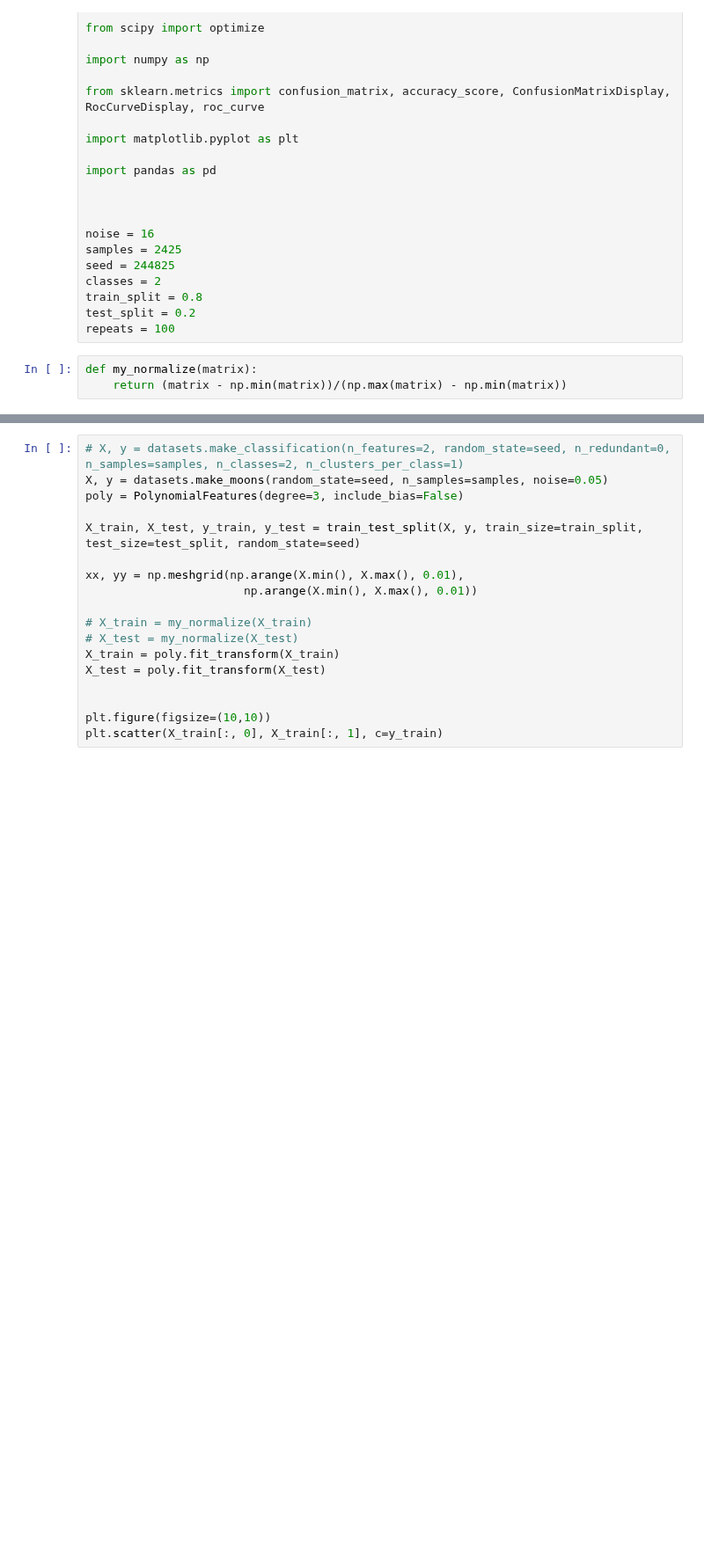
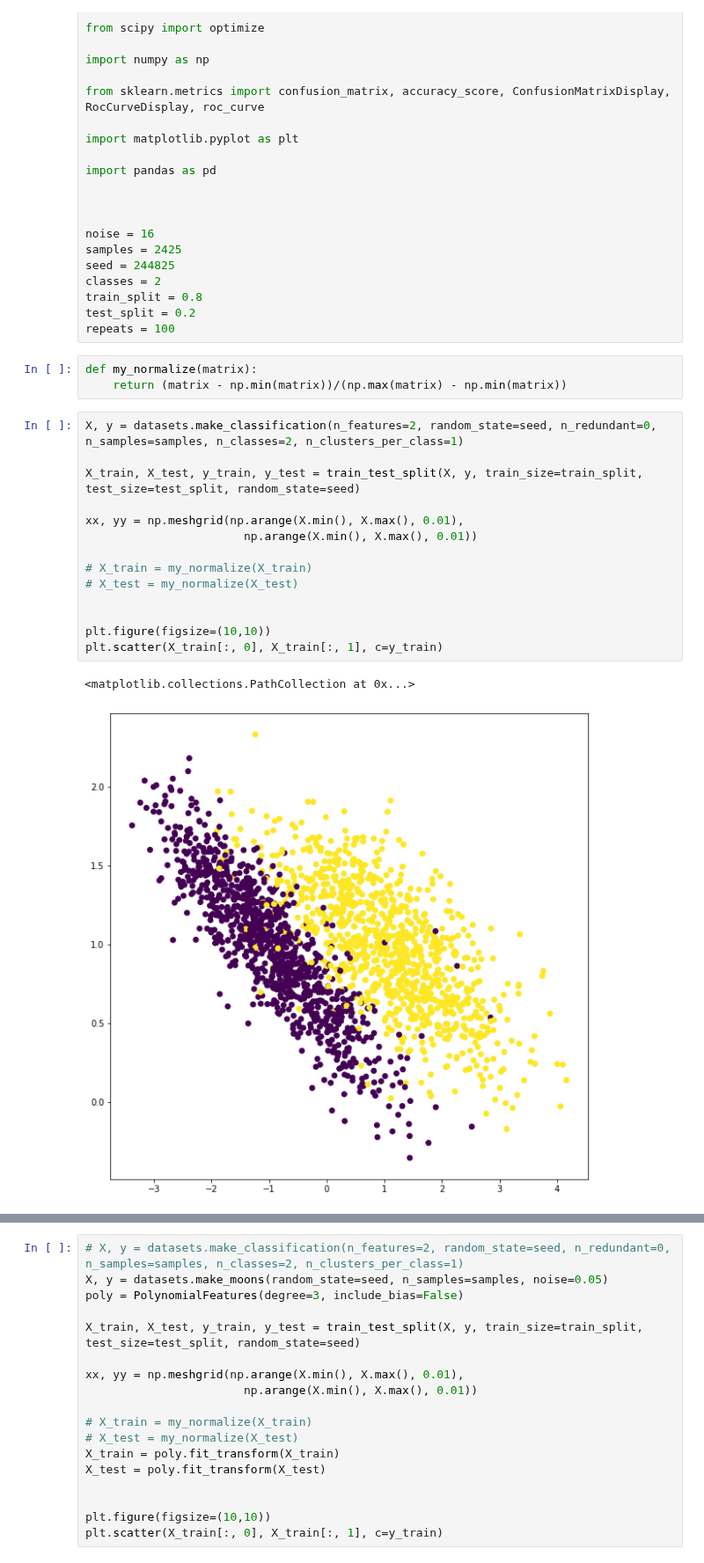
Before and after one commit to jakub-kowalik/PUM, a Jupyter notebook: lab3/lab3.ipynb, the cells around one changed output, grey strips where cells are left out. Shown at 88% size. Saved outputs shown, nothing was run; the diff lists cells and outputs as text; blank space fills up the shorter version.

Commit message:
splitted make moons and make classification

```diff
--- a/lab3/lab3.ipynb
+++ b/lab3/lab3.ipynb
@@ -32,3 +32,20 @@ repeats = 100
 # %%
 def my_normalize(matrix):
     return (matrix - np.min(matrix))/(np.max(matrix) - np.min(matrix))
+# %%
+X, y = datasets.make_classification(n_features=2, random_state=seed, n_redundant=0, n_samples=samples, n_classes=2, n_clusters_per_class=1)
+
+X_train, X_test, y_train, y_test = train_test_split(X, y, train_size=train_split, test_size=test_split, random_state=seed)
+
+xx, yy = np.meshgrid(np.arange(X.min(), X.max(), 0.01),
+                       np.arange(X.min(), X.max(), 0.01))
+
+# X_train = my_normalize(X_train)
+# X_test = my_normalize(X_test)
+
+
+plt.figure(figsize=(10,10))
+plt.scatter(X_train[:, 0], X_train[:, 1], c=y_train)
+# %% [output]
+<matplotlib.collections.PathCollection at 0x...>
+[figure, added]
```
Also changed, not shown: parts of 7 cells of this notebook.
